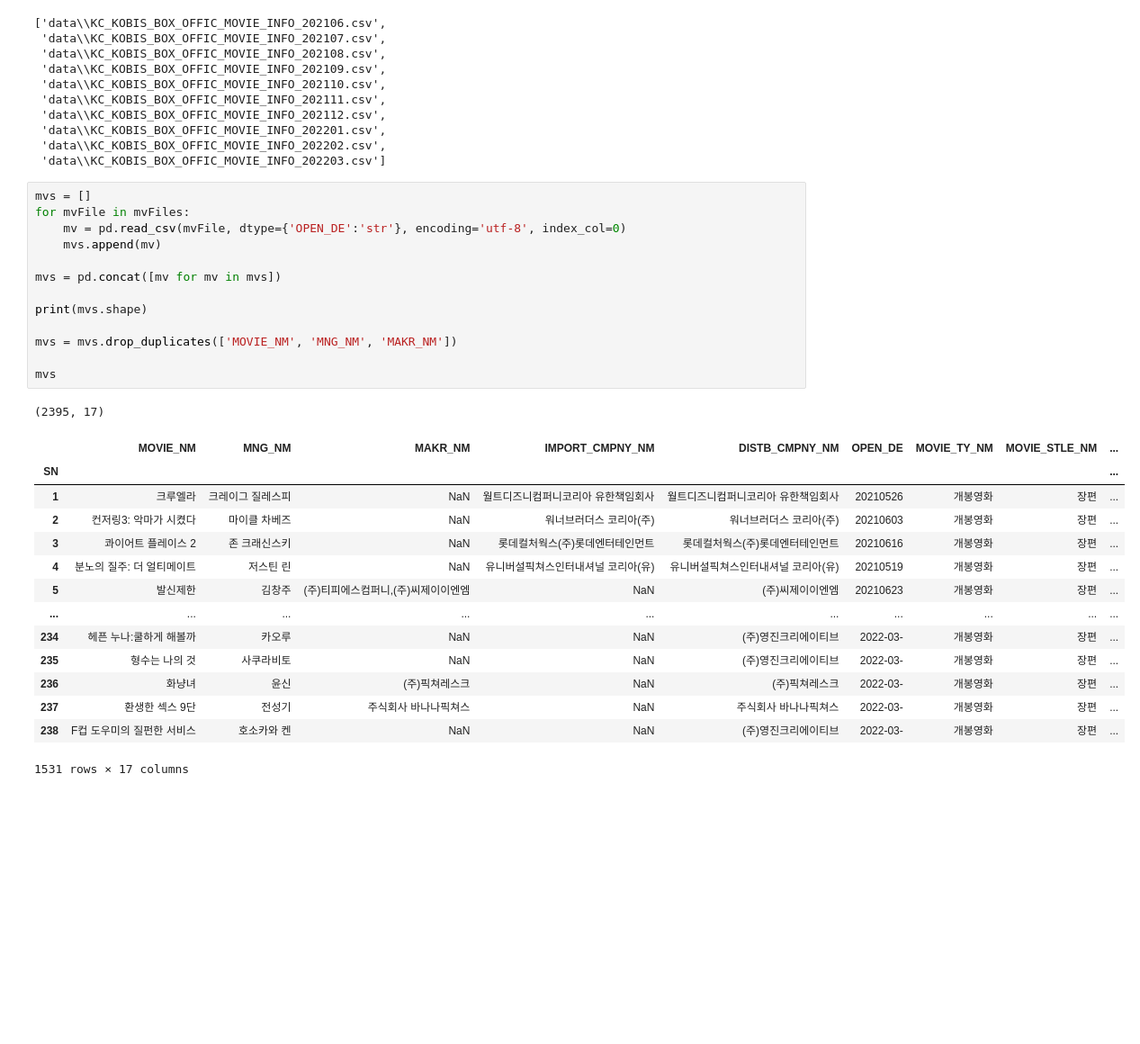
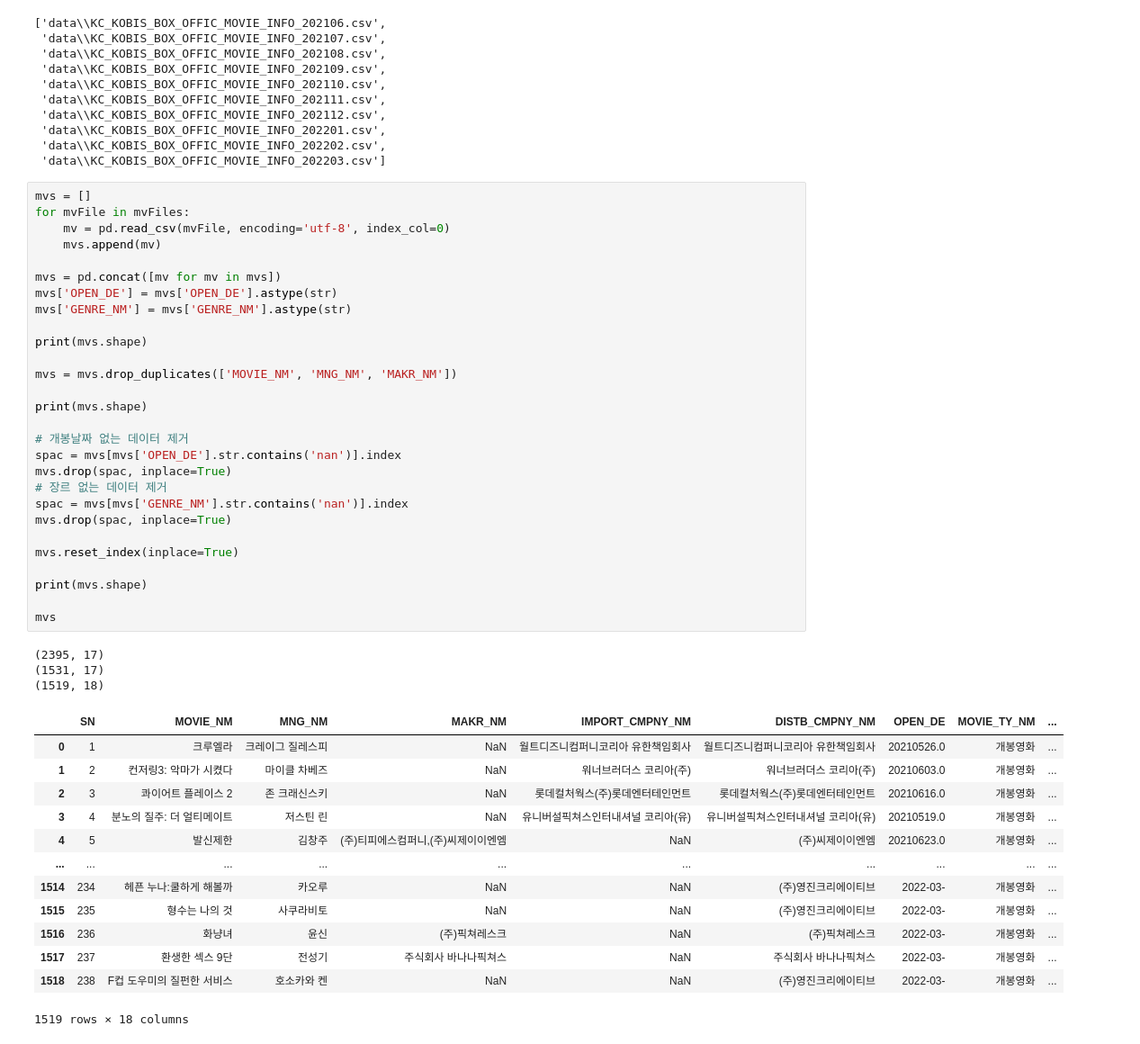
Before and after one commit to CoffeeShelter/PopularMovie, a Jupyter notebook: movies.ipynb, the cells around one changed output. Shown: that part at 90% size. Cells and saved outputs as stored; diff of their text form; blank space fills up the shorter version.

```diff
--- a/movies.ipynb
+++ b/movies.ipynb
@@ -19,29 +21,45 @@ mvFiles
 # %%
 mvs = []
 for mvFile in mvFiles:
-    mv = pd.read_csv(mvFile, dtype={'OPEN_DE':'str'}, encoding='utf-8', index_col=0)
+    mv = pd.read_csv(mvFile, encoding='utf-8', index_col=0)
     mvs.append(mv)
 
 mvs = pd.concat([mv for mv in mvs])
+mvs['OPEN_DE'] = mvs['OPEN_DE'].astype(str)
+mvs['GENRE_NM'] = mvs['GENRE_NM'].astype(str)
 
 print(mvs.shape)
 
 mvs = mvs.drop_duplicates(['MOVIE_NM', 'MNG_NM', 'MAKR_NM'])
 
+print(mvs.shape)
+
+# 개봉날짜 없는 데이터 제거
+spac = mvs[mvs['OPEN_DE'].str.contains('nan')].index
+mvs.drop(spac, inplace=True)
+# 장르 없는 데이터 제거
+spac = mvs[mvs['GENRE_NM'].str.contains('nan')].index
+mvs.drop(spac, inplace=True)
+
+mvs.reset_index(inplace=True)
+
+print(mvs.shape)
+
 mvs
 # %% [output]
 (2395, 17)
+(1531, 17)
+(1519, 18)
-|  | MOVIE_NM | MNG_NM | MAKR_NM | IMPORT_CMPNY_NM | DISTB_CMPNY_NM | OPEN_DE | MOVIE_TY_NM | MOVIE_STLE_NM | ... |
-| SN |  |  |  |  |  |  |  |  | ... |
-| 1 | 크루엘라 | 크레이그 질레스피 | NaN | 월트디즈니컴퍼니코리아 유한책임회사 | 월트디즈니컴퍼니코리아 유한책임회사 | 20210526 | 개봉영화 | 장편 | ... |
-| 2 | 컨저링3: 악마가 시켰다 | 마이클 차베즈 | NaN | 워너브러더스 코리아(주) | 워너브러더스 코리아(주) | 20210603 | 개봉영화 | 장편 | ... |
-| 3 | 콰이어트 플레이스 2 | 존 크래신스키 | NaN | 롯데컬처웍스(주)롯데엔터테인먼트 | 롯데컬처웍스(주)롯데엔터테인먼트 | 20210616 | 개봉영화 | 장편 | ... |
-| 4 | 분노의 질주: 더 얼티메이트 | 저스틴 린 | NaN | 유니버설픽쳐스인터내셔널 코리아(유) | 유니버설픽쳐스인터내셔널 코리아(유) | 20210519 | 개봉영화 | 장편 | ... |
-| 5 | 발신제한 | 김창주 | (주)티피에스컴퍼니,(주)씨제이이엔엠 | NaN | (주)씨제이이엔엠 | 20210623 | 개봉영화 | 장편 | ... |
+|  | SN | MOVIE_NM | MNG_NM | MAKR_NM | IMPORT_CMPNY_NM | DISTB_CMPNY_NM | OPEN_DE | MOVIE_TY_NM | ... |
+| 0 | 1 | 크루엘라 | 크레이그 질레스피 | NaN | 월트디즈니컴퍼니코리아 유한책임회사 | 월트디즈니컴퍼니코리아 유한책임회사 | 20210526.0 | 개봉영화 | ... |
+| 1 | 2 | 컨저링3: 악마가 시켰다 | 마이클 차베즈 | NaN | 워너브러더스 코리아(주) | 워너브러더스 코리아(주) | 20210603.0 | 개봉영화 | ... |
+| 2 | 3 | 콰이어트 플레이스 2 | 존 크래신스키 | NaN | 롯데컬처웍스(주)롯데엔터테인먼트 | 롯데컬처웍스(주)롯데엔터테인먼트 | 20210616.0 | 개봉영화 | ... |
+| 3 | 4 | 분노의 질주: 더 얼티메이트 | 저스틴 린 | NaN | 유니버설픽쳐스인터내셔널 코리아(유) | 유니버설픽쳐스인터내셔널 코리아(유) | 20210519.0 | 개봉영화 | ... |
+| 4 | 5 | 발신제한 | 김창주 | (주)티피에스컴퍼니,(주)씨제이이엔엠 | NaN | (주)씨제이이엔엠 | 20210623.0 | 개봉영화 | ... |
 | ... | ... | ... | ... | ... | ... | ... | ... | ... | ... |
-| 234 | 헤픈 누나:쿨하게 해볼까 | 카오루 | NaN | NaN | (주)영진크리에이티브 | 2022-03- | 개봉영화 | 장편 | ... |
-| 235 | 형수는 나의 것 | 사쿠라비토 | NaN | NaN | (주)영진크리에이티브 | 2022-03- | 개봉영화 | 장편 | ... |
-| 236 | 화냥녀 | 윤신 | (주)픽쳐레스크 | NaN | (주)픽쳐레스크 | 2022-03- | 개봉영화 | 장편 | ... |
-| 237 | 환생한 섹스 9단 | 전성기 | 주식회사 바나나픽쳐스 | NaN | 주식회사 바나나픽쳐스 | 2022-03- | 개봉영화 | 장편 | ... |
-| 238 | F컵 도우미의 질펀한 서비스 | 호소카와 켄 | NaN | NaN | (주)영진크리에이티브 | 2022-03- | 개봉영화 | 장편 | ... |
+| 1514 | 234 | 헤픈 누나:쿨하게 해볼까 | 카오루 | NaN | NaN | (주)영진크리에이티브 | 2022-03- | 개봉영화 | ... |
+| 1515 | 235 | 형수는 나의 것 | 사쿠라비토 | NaN | NaN | (주)영진크리에이티브 | 2022-03- | 개봉영화 | ... |
+| 1516 | 236 | 화냥녀 | 윤신 | (주)픽쳐레스크 | NaN | (주)픽쳐레스크 | 2022-03- | 개봉영화 | ... |
+| 1517 | 237 | 환생한 섹스 9단 | 전성기 | 주식회사 바나나픽쳐스 | NaN | 주식회사 바나나픽쳐스 | 2022-03- | 개봉영화 | ... |
+| 1518 | 238 | F컵 도우미의 질펀한 서비스 | 호소카와 켄 | NaN | NaN | (주)영진크리에이티브 | 2022-03- | 개봉영화 | ... |
-1531 rows × 17 columns
+1519 rows × 18 columns
```
Also changed, not shown: parts of 6 cells of this notebook, 1 other file.
